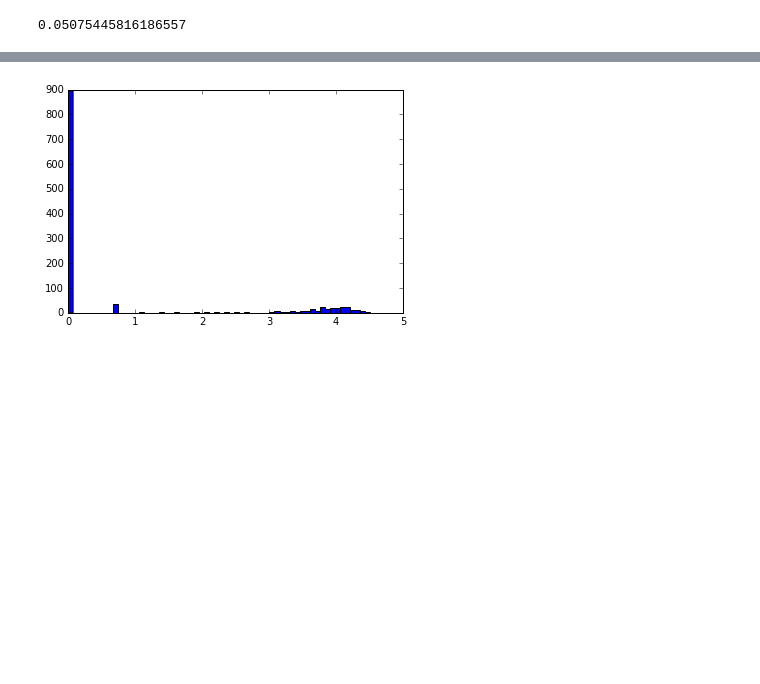
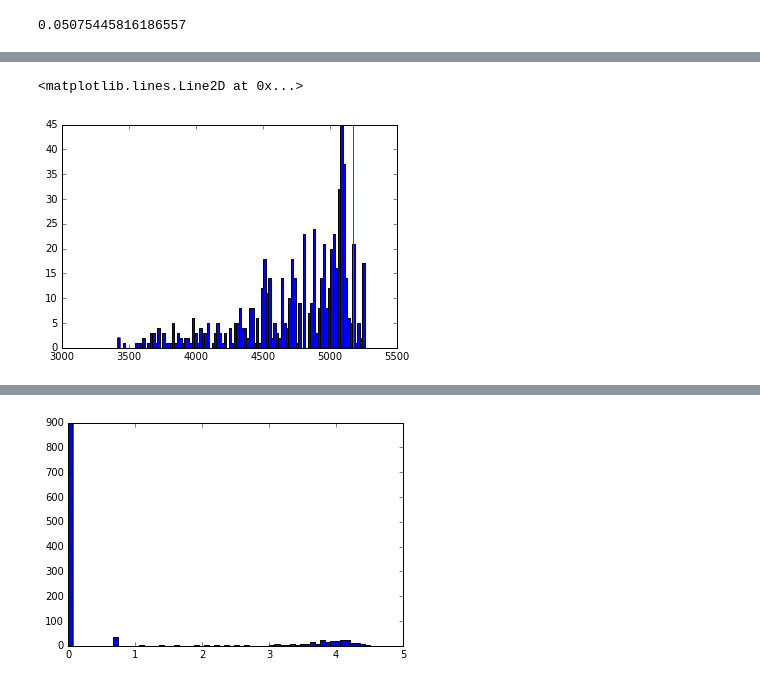
Before and after one commit to nickdeveaux/Drosophila_inferelator, a Jupyter notebook: Create TSV from Matrix.ipynb, the cells around one changed output, grey strips where cells are left out. Cells and saved outputs as stored; diff of their text form; code cells hidden in the pictures; blank space fills up the shorter version.

Commit message:
view where the germcell metagene falls

```diff
--- a/Create TSV from Matrix.ipynb
+++ b/Create TSV from Matrix.ipynb
@@ -436,0 +431,4 @@ NameError: name 'proportion_high_nGene' is not defined
+# %%
+all_present_samples = df.columns[(df.loc[germ_cell_metagene, :] > 0).sum(axis=0) == 8]
+germline_ratio = len(set(high_count_samples).intersection(all_present_samples)) / float(len(all_present_samples))
+germline_ratio
@@ -436,0 +441,12 @@ NameError: name 'proportion_high_nGene' is not defined
+# %%
+germline_median = np.median(nGene[all_present_samples])
+# %%
+medians = []
+# sample 1000 combos of 8 genes from the genes expressed list, see if their enrichment is higher in the germ cell metagene
+for i in range(100000):
+    random_metagene_index = np.random.choice(len(non_zero_genes), 8, replace=False)
+    metagene = non_zero_genes[random_metagene_index]
+    all_present_samples = df.columns[(df.loc[metagene, :] > 0).sum(axis=0) == 8]
+    # Only count similarly sized samples, +/- 21
+    if len(all_present_samples) > 80 and len(all_present_samples) < 122:
+        medians.append(np.median(nGene[all_present_samples]))
@@ -436,0 +459,6 @@ NameError: name 'proportion_high_nGene' is not defined
+# %%
+plt.hist(medians, bins = 100)
+plt.axvline(x=germline_median, color='red')
+# %% [output]
+<matplotlib.lines.Line2D at 0x...>
+[figure, added]
```
Also changed, not shown: parts of 9 cells of this notebook.
